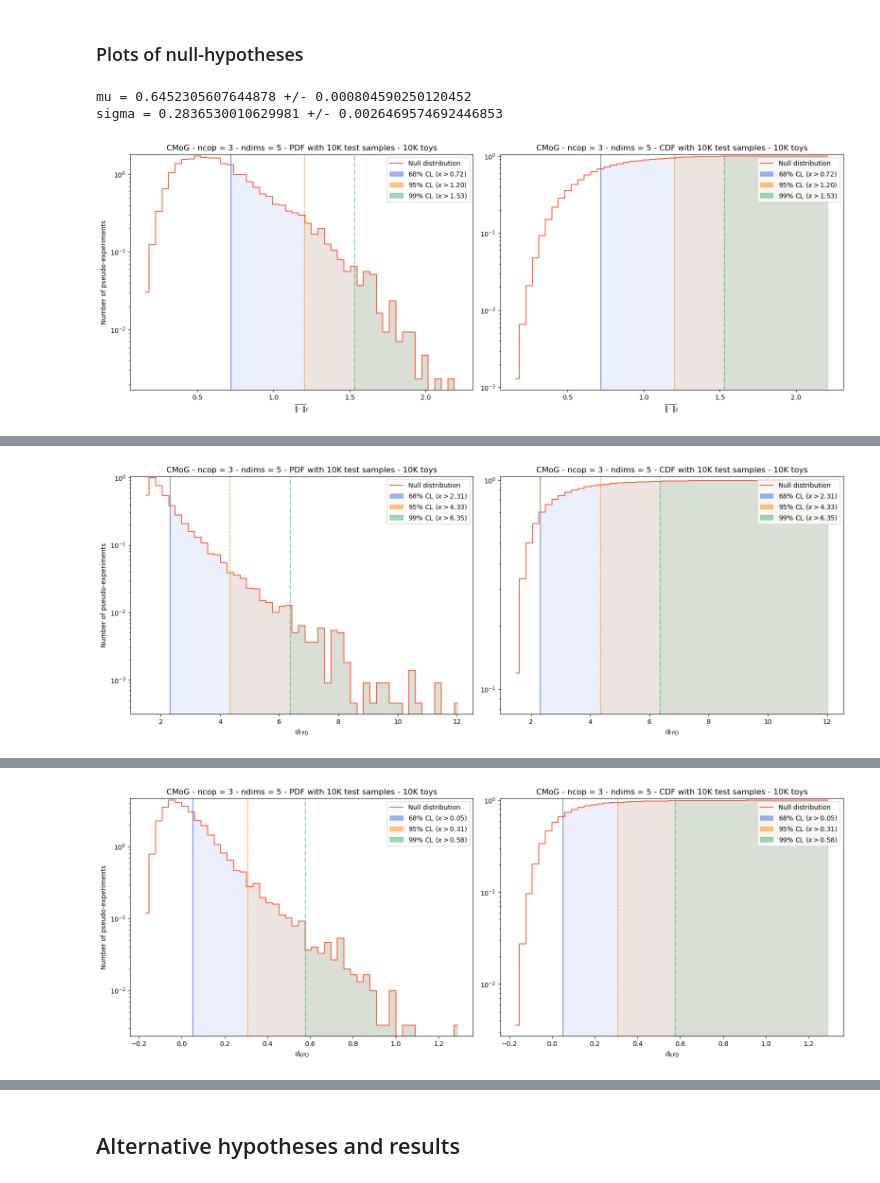
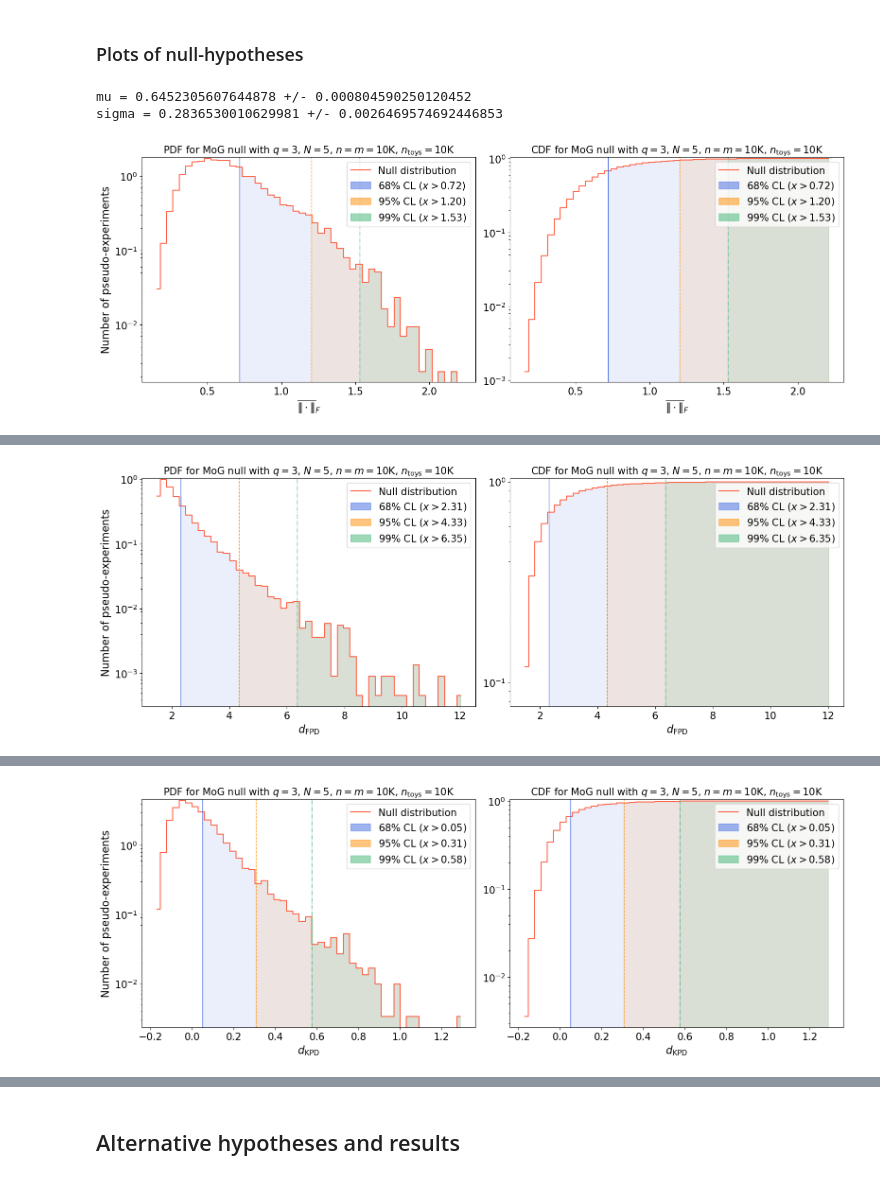
Before and after one commit to TwoSampleTests/GenerativeModelsMetrics, a Jupyter notebook: notebooks/Analysis_5D.ipynb, the cells around one changed output, grey strips where cells are left out. Drawn from its saved outputs; the diff is of its cells as text; code cells hidden in the pictures.

```diff
--- a/notebooks/Analysis_5D.ipynb
+++ b/notebooks/Analysis_5D.ipynb
@@ -305,7 +305,7 @@ metrics_config = {unique_key: {"fn": {"name": "fn", # type: ignore
                                        "scale_func": lambda ns, _ : np.sqrt(ns),
                                        "scale_func_string": "lambda ns, _: np.sqrt(ns)",
                                        "test_config": test_config_null,
-                                       "max_vectorize": 10000,
+                                       "max_vectorize": 1000,
                                        "latex": "$\widetilde{D}$",
                                        "null_file": null_hypotheses_dir+"SKS.json"},
                                "swd": {"name": "swd",
@@ -468,11 +468,14 @@ for metric in list(metrics_config[unique_key].values())[:-1]:
     ax[0].step(step_edges, step_counts, where='mid', linestyle='-', color = "tomato", label = "Null distribution")
     current_ylim0 = ax[0].get_ylim()
     if "ks" in name:
-        ax[0].plot(x, theoretical_pdf_ks, label="Asymptotic KS distribution (" + name_cap + ")")
+        ax[0].plot(x, theoretical_pdf_ks, label="Kolmogorov PDF")
     ax[0].set_yscale(scale)
-    ax[0].set_xlabel(r"%s"%latex)
-    ax[0].set_ylabel('Number of pseudo-experiments')
-    ax[0].set_title('CMoG - ncop = '+str(ncomp)+' - ndims = '+str(ndims)+' - PDF with '+str(int(nsamples/1000))+'K test samples - '+str(int(niter/1000))+'K toys')
+    ax[0].set_xlabel(r"%s"%latex, fontsize=16)
+    ax[0].set_ylabel('Number of pseudo-experiments', fontsize=16)
+    ax[0].set_title('PDF for MoG null with $q = '+str(ncomp)+'$, $N = '+str(ndims)+'$, $n=m='+str(int(nsamples/1000))+'$K, $n_{\mathrm{toys}} = '+str(int(niter/1000))+'$K', fontsize=15)
+    ax[0].tick_params(axis='x', labelsize=15)  # Set x-axis tick label size
+    ax[0].tick_params(axis='y', labelsize=15)  # Set y-axis tick label size
+
 
     #for i, threshold in enumerate(thresholds):
     #    confidence_level, _, threshold_value = threshold
@@ -491,7 +494,7 @@ for metric in list(metrics_config[unique_key].values())[:-1]:
         ax[0].axvline(x=threshold_value, linestyle=dash_styles[i], color=colors[i], linewidth=1)
 
     ax[0].set_ylim(current_ylim0)
-    legend0 = ax[0].legend(loc='upper right')
+    legend0 = ax[0].legend(loc='upper right', fontsize=15)
     for handle in legend0.legendHandles[-3:]:
         handle.set_alpha(0.5)  # Set to desired alpha value
 
@@ -503,13 +506,15 @@ for metric in list(metrics_config[unique_key].values())[:-1]:
     #ax[1].plot(bin_centers, cum_counts, linestyle = '-', color = "tomato", label = "Null distribution", drawstyle='steps-mid')
     current_ylim1 = ax[1].get_ylim()
     if "ks" in name:
-        ax[1].plot(x, theoretical_cdf_ks, label="Asymptotic KS distribution (" + name_cap + ")")
+        ax[1].plot(x, theoretical_cdf_ks, label="Kolmogorov CDF")
     #for i, threshold in enumerate(thresholds):
     #    confidence_level, _, threshold_value = threshold
     #    ax[1].axhline(y=confidence_level, color=colors[i], linestyle=dash_styles[i], linewidth=0.5, alpha=1)
     ax[1].set_yscale(scale)
-    ax[1].set_xlabel(r"%s"%latex)
-    ax[1].set_title('CMoG - ncop = '+str(ncomp)+' - ndims = '+str(ndims)+' - CDF with '+str(int(nsamples/1000))+'K test samples - '+str(int(niter/1000))+'K toys')
+    ax[1].set_xlabel(r"%s"%latex, fontsize=16)
+    ax[1].set_title('CDF for MoG null with $q = '+str(ncomp)+'$, $N = '+str(ndims)+'$, $n=m='+str(int(nsamples/1000))+'$K, $n_{\mathrm{toys}} = '+str(int(niter/1000))+'$K', fontsize=15)
+    ax[1].tick_params(axis='x', labelsize=15)  # Set x-axis tick label size
+    ax[1].tick_params(axis='y', labelsize=15)  # Set y-axis tick label size
 
     #for i, threshold in enumerate(thresholds):
     #    confidence_level, _, threshold_value = threshold
@@ -532,7 +537,7 @@ for metric in list(metrics_config[unique_key].values())[:-1]:
     #    confidence, _, value = threshold
     #    ax[1].axvline(x=value, color=colors[i], linestyle=dash_styles[i], alpha=1, label=f"{int(confidence_level * 100)} CL% ($x>{format(threshold_value,'.2f')}$)")
 
-    legend1 = ax[1].legend(loc='upper right')
+    legend1 = ax[1].legend(loc='upper right', fontsize=15)
     for handle in legend1.legendHandles[-3:]:
         handle.set_alpha(0.5)  # Set to desired alpha value
 
@@ -551,4 +556,4 @@ GMetrics.utils.save_update_metrics_config(metrics_config = metrics_config, metri
 # %% [output]
 mu = 0.6452305607644878 +/- 0.000804590250120452
 sigma = 0.2836530010629981 +/- 0.0026469574692446853
-[figure, old version]
+[figure, new version]
@@ -556,3 +561,3 @@ Time elapsed: 1.2626950070261955 seconds.
 mu = 2.27543800796959 +/- 0.010743932197495061
 sigma = 1.0365294109428378 +/- 0.01873596994870623
-[figure, old version]
+[figure, new version]
@@ -560,3 +565,3 @@ Time elapsed: 1.0653111636638641 seconds.
 mu = 0.02847379976713676 +/- 0.00020773948169699742
 sigma = 0.14413170424892555 +/- 0.0021606168872219094
-[figure, old version]
+[figure, new version]
```
Also changed, not shown: parts of 37 cells of this notebook, 12 other files.
